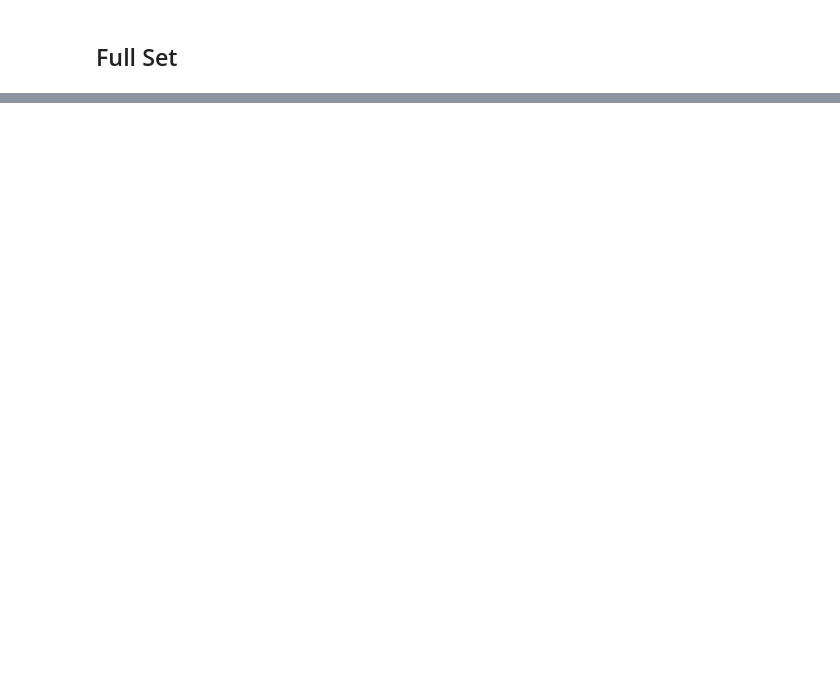
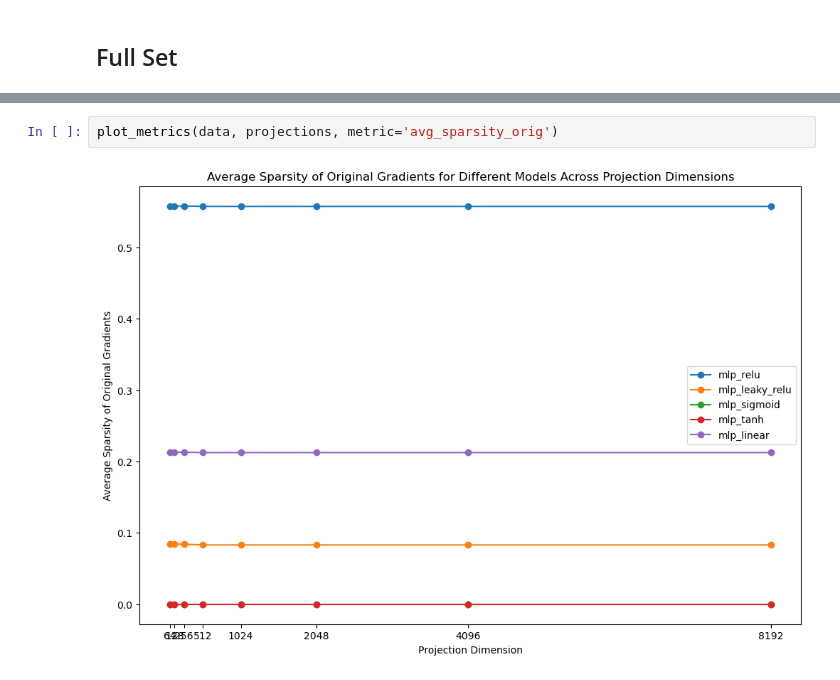
Before and after one commit to TRAIS-Lab/GraSS, a Jupyter notebook: visualization.ipynb, the cells around one changed output, grey strips where cells are left out. Drawn from its saved outputs; the diff is of its cells as text; blank space fills up the shorter version.

```diff
--- a/visualization.ipynb
+++ b/visualization.ipynb
@@ -33,0 +125,4 @@ plt.show()
+# %%
+plot_metrics(data, projections, metric='avg_sparsity_orig')
+# %% [output]
+[figure, added]
```
Also changed, not shown: parts of 7 cells of this notebook, 3 other files.
